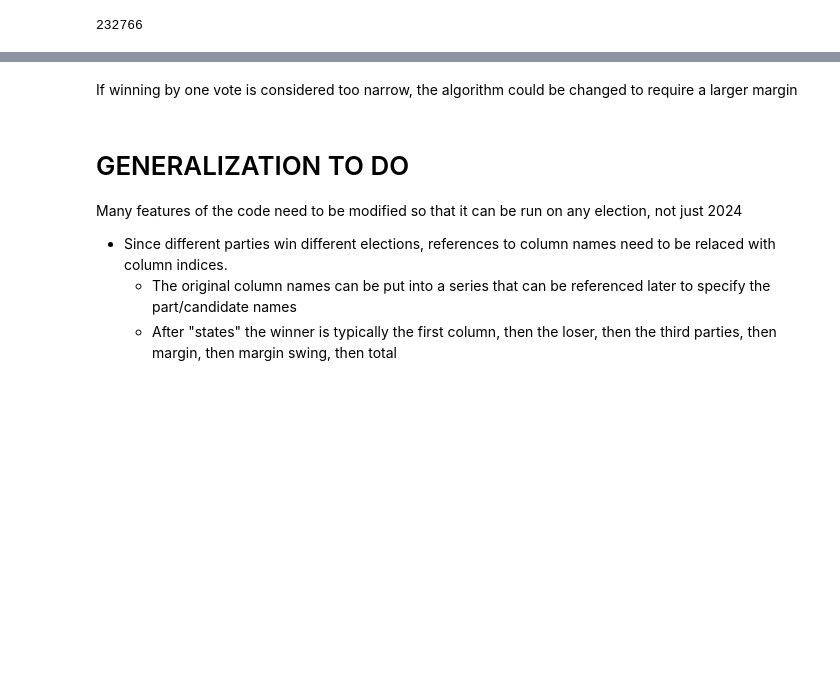
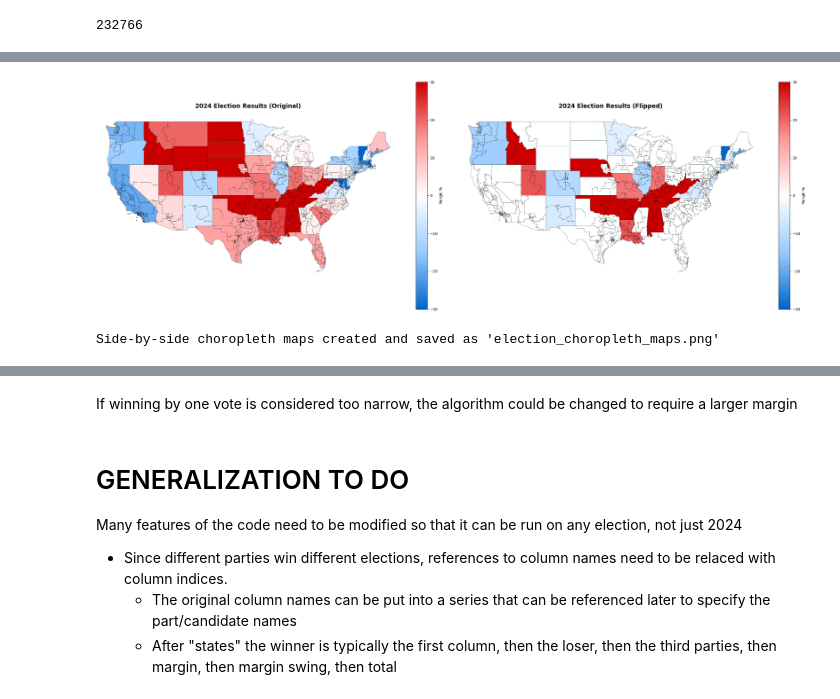
Before and after one commit to yashas-anil/election-flippers, a Jupyter notebook: 2024_election_flippers.ipynb, the cells around one changed output, grey strips where cells are left out. Saved outputs shown, nothing was run; the diff lists cells and outputs as text; code cells hidden in the pictures; blank space fills up the shorter version.

Commit message:
completed overflow algo and tested choropleths

```diff
--- a/2024_election_flippers.ipynb
+++ b/2024_election_flippers.ipynb
@@ -423,0 +499,10 @@ overflow
+# %%
+# concatenate the winner and loser
+final_df=pd.concat([ol_df,ow_df]).sort_values(by=[("Margin","Votes")])
+
+#update percentages
+final_df.loc[:,("D","%")]=(final_df.loc[:,("D","Votes")]/final_df.loc[:,"Total Votes"]).astype(float).round(4)*100
+final_df.loc[:,("R","%")]=(final_df.loc[:,("R","Votes")]/final_df.loc[:,"Total Votes"]).astype(float).round(4)*100
+final_df.loc[:,("Margin","%")]=(final_df.loc[:,("Margin","Votes")]/final_df.loc[:,"Total Votes"]).astype(float).round(4)*100
+
+final_df
@@ -423,0 +810,59 @@ overflow
+# %%
+# Create a diverging colormap: Blue (Democrat) to Red (Republican)
+# with white in the middle for close races
+from matplotlib.colors import TwoSlopeNorm
+
+# Find the min and max margins for normalization (use filtered data)
+# vmin = min(orig_gdf_filtered['margin_pct'].min(), flip_gdf_filtered['margin_pct'].min())
+# vmax = max(orig_gdf_filtered['margin_pct'].max(), flip_gdf_filtered['margin_pct'].max())
+vmin = -30
+vmax = 30
+
+# Ensure symmetric scaling around 0
+abs_max = max(abs(vmin), abs(vmax))
+vmin = -abs_max
+vmax = abs_max
+
+# Create custom colormap: Blue for negative (Democrat), Red for positive (Republican)
+
+# colors_blue_red = ['#0015bc', '#0066cc', '#99ccff', '#ffffff', '#ff9999', '#cc0000', '#800000']
+colors_blue_red = ['#0066cc', '#99ccff', '#ffffff', '#ff9999', '#cc0000']
+n_bins = 256
+cmap_br = LinearSegmentedColormap.from_list('blue_red', colors_blue_red, N=n_bins)
+
+# Normalization with center at 0
+norm = TwoSlopeNorm(vmin=vmin, vcenter=0, vmax=vmax)
+
+# Get bounds for consistent framing
+bounds = orig_gdf_filtered.geometry.total_bounds
+margin = 1.5
+
+# Create figure with two subplots
+fig, (ax1, ax2) = plt.subplots(1, 2, figsize=(28, 11))
+
+# Plot 1: Original election results
+orig_gdf_filtered.plot(column='margin_pct', ax=ax1, legend=True,
+              cmap=cmap_br, norm=norm, edgecolor='k', linewidth=0.3,
+              legend_kwds={'label': 'Margin %', 'shrink': 0.8})
+ax1.set_xlim([bounds[0] - margin, bounds[2] + margin])
+ax1.set_ylim([bounds[1] - margin, bounds[3] + margin])
+ax1.set_title('2024 Election Results (Original)', fontsize=16, fontweight='bold')
+ax1.axis('off')
+
+# Plot 2: Flipped election results
+flip_gdf_filtered.plot(column='margin_pct', ax=ax2, legend=True,
+              cmap=cmap_br, norm=norm, edgecolor='k', linewidth=0.3,
+              legend_kwds={'label': 'Margin %', 'shrink': 0.8})
+ax2.set_xlim([bounds[0] - margin, bounds[2] + margin])
+ax2.set_ylim([bounds[1] - margin, bounds[3] + margin])
+ax2.set_title('2024 Election Results (Flipped)', fontsize=16, fontweight='bold')
+ax2.axis('off')
+
+plt.tight_layout()
+plt.savefig('election_choropleth_maps.png', dpi=150, bbox_inches='tight')
+plt.show()
+
+print("Side-by-side choropleth maps created and saved as 'election_choropleth_maps.png'")
+# %% [output]
+[figure, added]
+Side-by-side choropleth maps created and saved as 'election_choropleth_maps.png'
```
Also changed, not shown: parts of 41 cells of this notebook, 6 other files.
